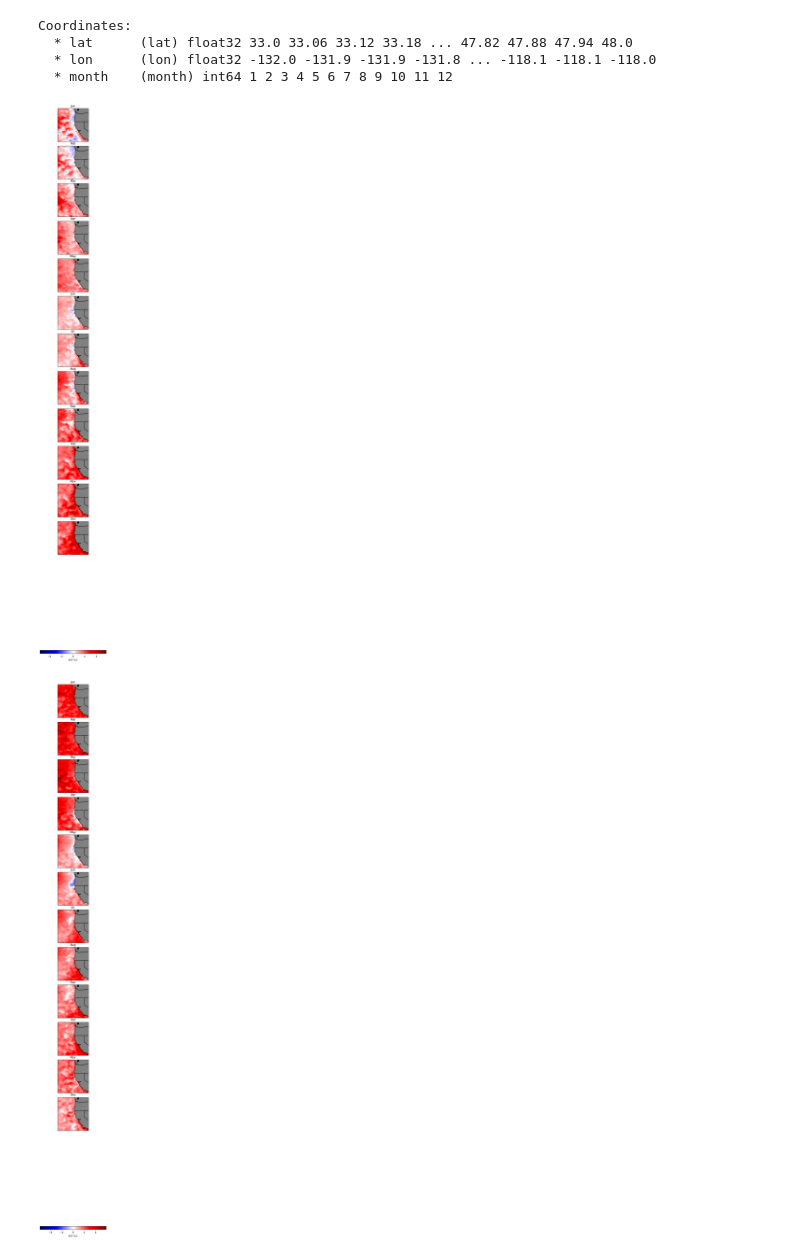
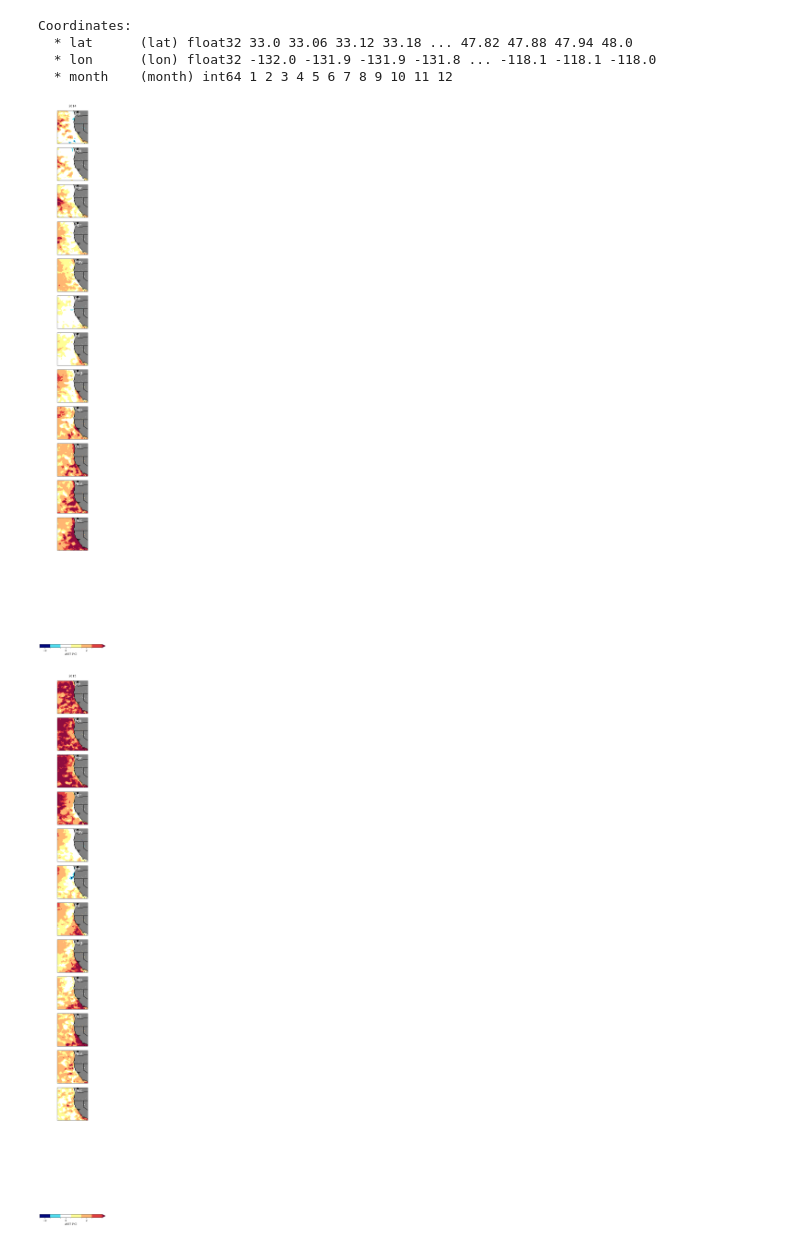
Before and after one commit to UCB-stat-159-s23/hw03-Group16, a Jupyter notebook: climate-Q04.ipynb, the cells around one changed output. Saved outputs shown, nothing was run; the diff lists cells and outputs as text; code cells hidden in the pictures.

Commit message:
Changing colors and titles

```diff
--- a/climate-Q04.ipynb
+++ b/climate-Q04.ipynb
@@ -89,15 +89,21 @@ Coordinates:
   * lon      (lon) float32 -132.0 -131.9 -131.9 -131.8 ... -118.1 -118.1 -118.0
   * month    (month) int64 1 2 3 4 5 6 7 8 9 10 11 12
 # %%
+levels = [-2.5, -1.5, -1, 1, 1.5,2.5,3]
+colors = ["#00087E", "#50DDF0", "#FFFFFF", "#FFFE95", "#FFB671", "#E13E3E" , "#900C3F"]
+
 p = sd_2014.plot(col='month', x = 'lon', y = 'lat', col_wrap=1, transform=ccrs.PlateCarree(),
-                            #vmin=-3, vmax=3,
-                            cmap="seismic",
+                            levels = levels, colors = colors,
+                            #cmap="seismic",
                             subplot_kws={'projection': ccrs.PlateCarree()},
-                            cbar_kwargs={'orientation': 'horizontal', 'label' : 'SST (C)'});
+                            cbar_kwargs={'orientation': 'horizontal', 'label' : 'ΔSST (°C)', "ticks":[-2,0,2]});
+#'spacing':'proportional', "ticks":levels
 
+p.fig.suptitle("2014", y = 1, x = 0.5)
 titles = ['Jan','Feb', 'Mar', 'Apr', 'May', 'Jun', 'Jul', 'Aug', 'Sep', 'Oct', 'Nov', 'Dec']
 for ax, title in zip(p.axes.flatten(), titles):
-    ax.set_title(title, fontsize=12)
+    ax.annotate(title, xy = (-124, 46), fontsize = 16, color = "white")
+    ax.set_title(" ", fontsize=12)
 
 for ax in p.axes.flat:
     ax.add_feature(cfeature.BORDERS)
@@ -105,23 +111,28 @@ for ax in p.axes.flat:
     ax.add_feature(cfeature.LAND, color="grey")
     ax.add_feature(cfeature.STATES.with_scale("10m"))
 # %% [output]
-[figure, old version]
+[figure, new version]
 # %%
+levels = [-2.5, -1.5, -1, 1, 1.5,2.5,3]
+colors = ["#00087E", "#50DDF0", "#FFFFFF", "#FFFE95", "#FFB671", "#E13E3E" , "#900C3F"]
 s = sd_2015.plot(col='month', x = 'lon', y = 'lat', col_wrap=1, transform=ccrs.PlateCarree(),
+                            levels = levels, colors = colors,
                             #vmin=-3, vmax=3,
-                            cmap="seismic",
+                            #cmap="seismic",
                             subplot_kws={'projection': ccrs.PlateCarree()},
-                            cbar_kwargs={'orientation': 'horizontal', 'label' : 'SST (C)'});
+                            cbar_kwargs={'orientation': 'horizontal', 'label' : 'ΔSST (°C)', "ticks":[-2,0,2]});
 
+s.fig.suptitle("2015", y = 1, x = 0.5)
 titles = ['Jan','Feb', 'Mar', 'Apr', 'May', 'Jun', 'Jul', 'Aug', 'Sep', 'Oct', 'Nov', 'Dec']
 for ax, title in zip(s.axes.flatten(), titles):
-    ax.set_title(title, fontsize=12)
+    ax.annotate(title, xy = (-124, 46), fontsize = 16, color = "white")
+    ax.set_title(" ", fontsize=12)
 
 for ax in s.axes.flat:
     ax.add_feature(cfeature.BORDERS)
     ax.coastlines("10m", color="k")
     ax.add_feature(cfeature.LAND, color="grey")
     ax.add_feature(cfeature.STATES.with_scale("10m"))
 # %% [output]
-[figure, old version]
+[figure, new version]
 # %%
```
Also changed, not shown: parts of 2 cells of this notebook.
